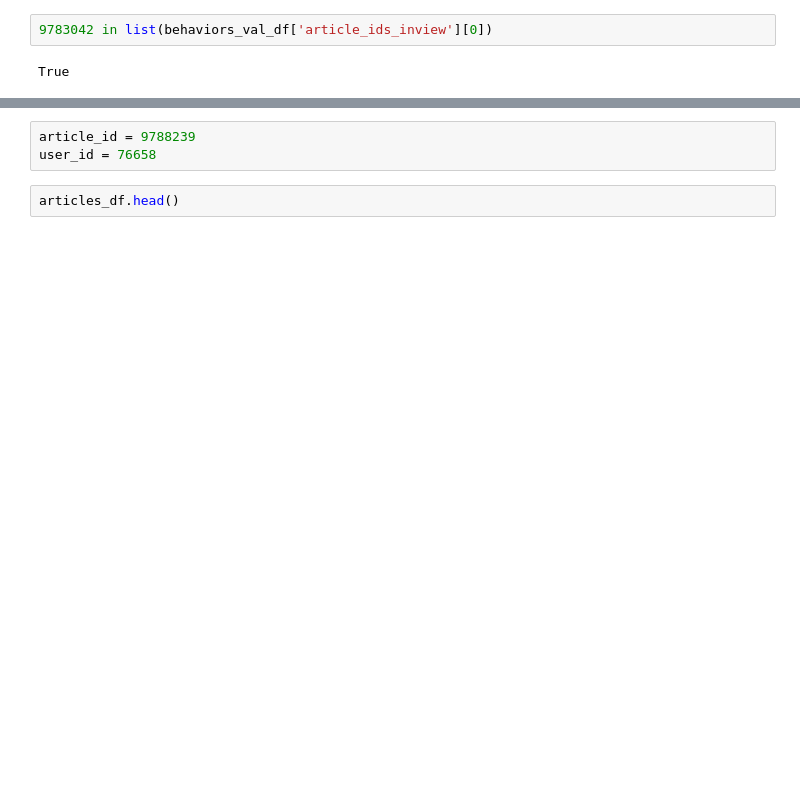
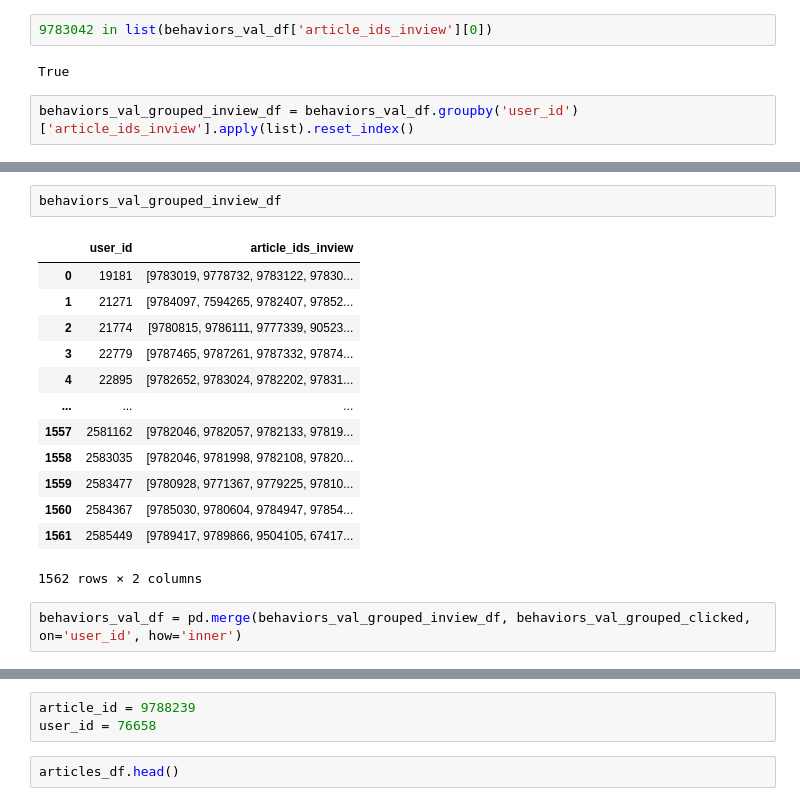
Before and after one commit to akisgazepidis/Recommendation_System_RecSys_Challenge_2024, a Jupyter notebook: RS_Recommendation_System.ipynb, the cells around one changed output, grey strips where cells are left out. Drawn from its saved outputs; the diff is of its cells as text; blank space fills up the shorter version.

```diff
--- a/RS_Recommendation_System.ipynb
+++ b/RS_Recommendation_System.ipynb
@@ -145,3 +154,5 @@ behaviors_val_df.head(2)
 9783042 in list(behaviors_val_df['article_ids_inview'][0])
 # %% [output]
 True
+# %%
+behaviors_val_grouped_inview_df = behaviors_val_df.groupby('user_id')['article_ids_inview'].apply(list).reset_index()
@@ -147,0 +163,18 @@ True
+# %%
+behaviors_val_grouped_inview_df
+# %% [output]
+|  | user_id | article_ids_inview |
+| 0 | 19181 | [9783019, 9778732, 9783122, 97830... |
+| 1 | 21271 | [9784097, 7594265, 9782407, 97852... |
+| 2 | 21774 | [9780815, 9786111, 9777339, 90523... |
+| 3 | 22779 | [9787465, 9787261, 9787332, 97874... |
+| 4 | 22895 | [9782652, 9783024, 9782202, 97831... |
+| ... | ... | ... |
+| 1557 | 2581162 | [9782046, 9782057, 9782133, 97819... |
+| 1558 | 2583035 | [9782046, 9781998, 9782108, 97820... |
+| 1559 | 2583477 | [9780928, 9771367, 9779225, 97810... |
+| 1560 | 2584367 | [9785030, 9780604, 9784947, 97854... |
+| 1561 | 2585449 | [9789417, 9789866, 9504105, 67417... |
+1562 rows × 2 columns
+# %%
+behaviors_val_df = pd.merge(behaviors_val_grouped_inview_df, behaviors_val_grouped_clicked, on='user_id', how='inner')
```
Also changed, not shown: parts of 12 cells of this notebook.
